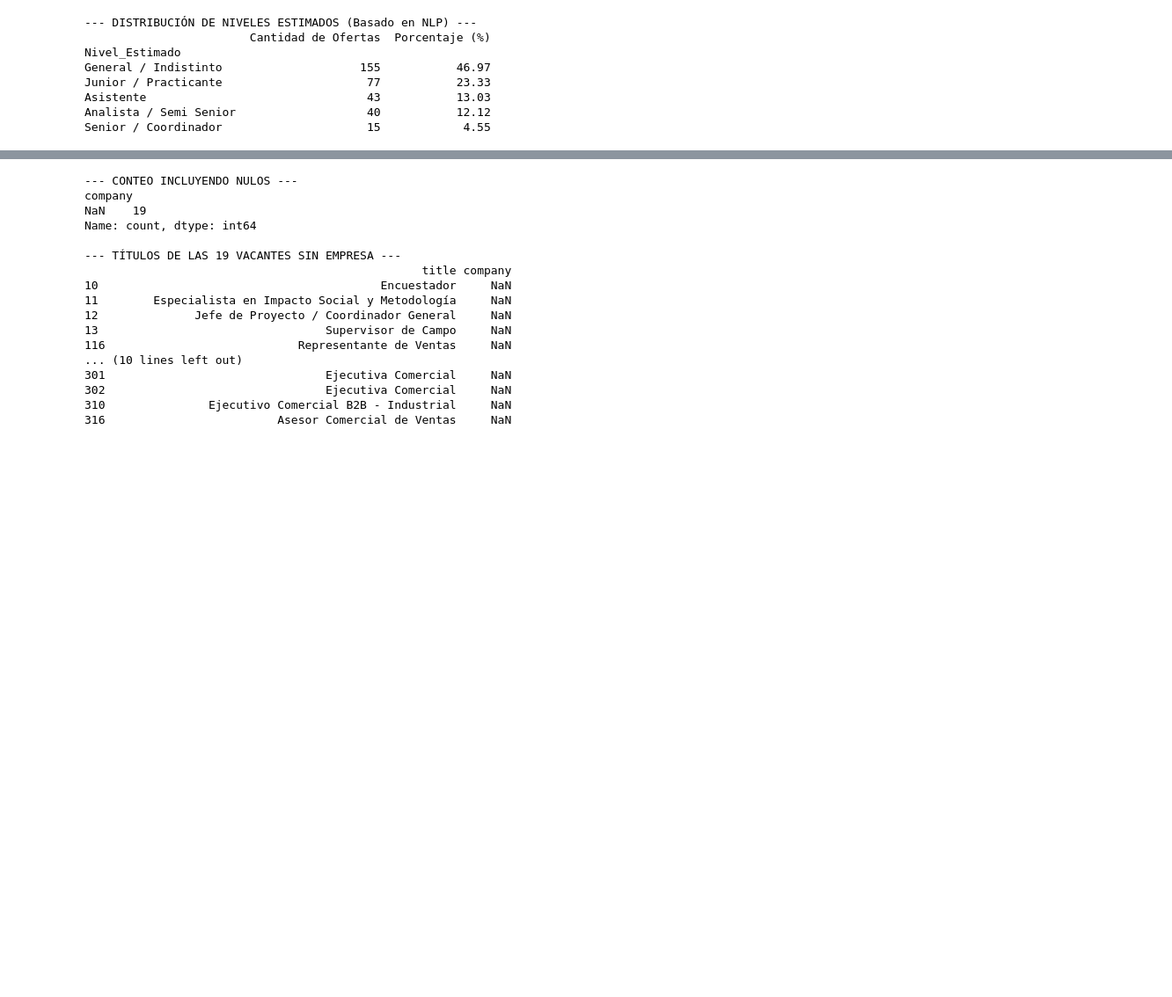
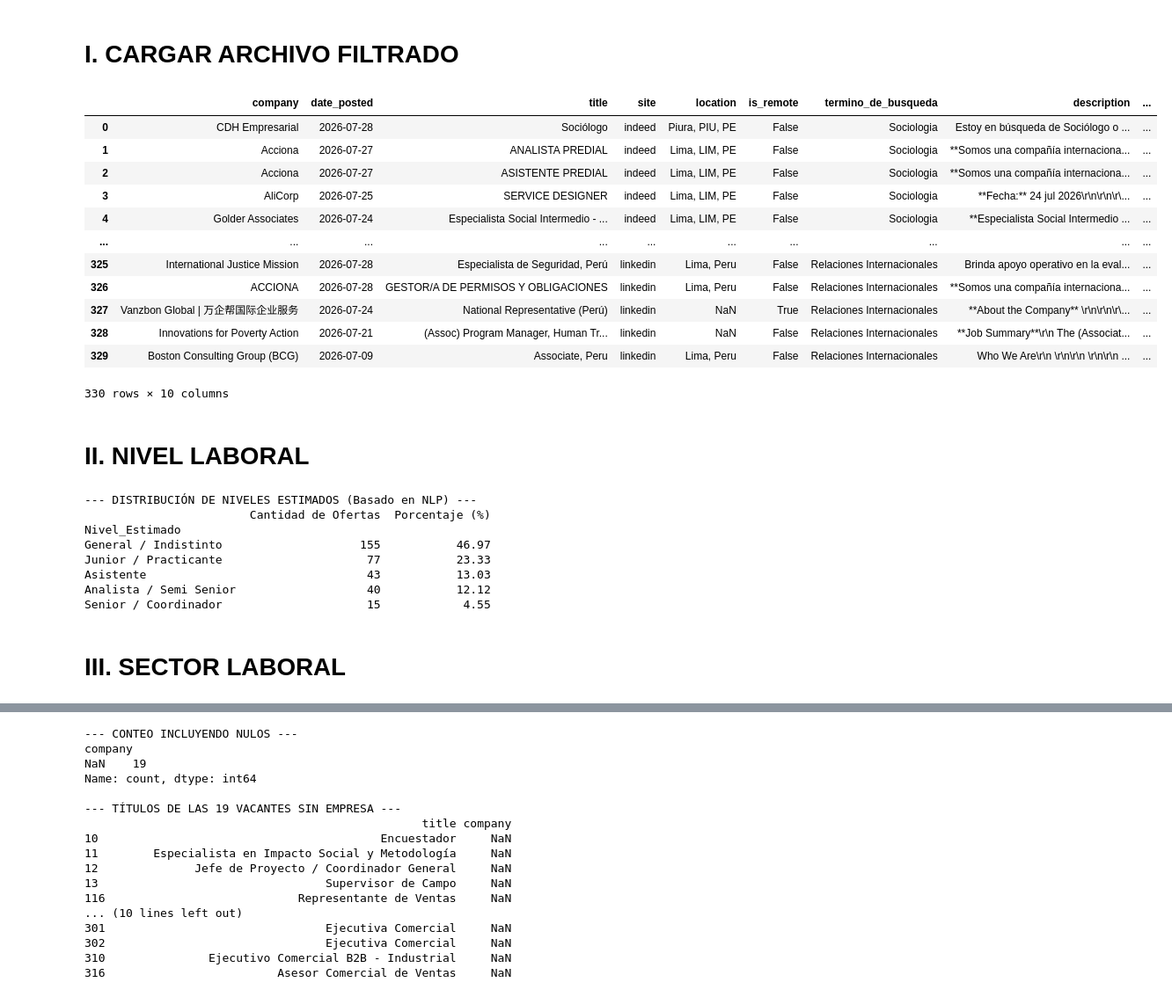
Before and after one commit to ulisesrodas/jobs-scraper-social-sciences, a Jupyter notebook: analisis.ipynb, the cells around one changed output, grey strips where cells are left out. Shown at 88% size. Saved outputs shown, nothing was run; the diff lists cells and outputs as text; code cells hidden in the pictures; blank space fills up the shorter version.

```diff
--- a/analisis.ipynb
+++ b/analisis.ipynb
@@ -7,7 +7,25 @@ import re
 from collections import Counter
 import matplotlib.pyplot as plt
 from wordcloud import WordCloud, STOPWORDS
+# %% [markdown]
+# I. CARGAR ARCHIVO FILTRADO
 # %%
-# I. Cargamos tu archivo filtrado (asegúrate de que esté en la misma carpeta)
 df = pd.read_csv("convocatorias_linkedin_indeed_filtrado.csv", encoding="utf-8")
+df
+# %% [output]
+|  | company | date_posted | title | site | location | is_remote | termino_de_busqueda | description | ... |
+| 0 | CDH Empresarial | 2026-07-28 | Sociólogo | indeed | Piura, PIU, PE | False | Sociologia | Estoy en búsqueda de Sociólogo o ... | ... |
+| 1 | Acciona | 2026-07-27 | ANALISTA PREDIAL | indeed | Lima, LIM, PE | False | Sociologia | **Somos una compañía internaciona... | ... |
+| 2 | Acciona | 2026-07-27 | ASISTENTE PREDIAL | indeed | Lima, LIM, PE | False | Sociologia | **Somos una compañía internaciona... | ... |
+| 3 | AliCorp | 2026-07-25 | SERVICE DESIGNER | indeed | Lima, LIM, PE | False | Sociologia | **Fecha:** 24 jul 2026\r\n\r\n\r\... | ... |
+| 4 | Golder Associates | 2026-07-24 | Especialista Social Intermedio - ... | indeed | Lima, LIM, PE | False | Sociologia | **Especialista Social Intermedio ... | ... |
+| ... | ... | ... | ... | ... | ... | ... | ... | ... | ... |
+| 325 | International Justice Mission | 2026-07-28 | Especialista de Seguridad, Perú | linkedin | Lima, Peru | False | Relaciones Internacionales | Brinda apoyo operativo en la eval... | ... |
+| 326 | ACCIONA | 2026-07-28 | GESTOR/A DE PERMISOS Y OBLIGACIONES | linkedin | Lima, Peru | False | Relaciones Internacionales | **Somos una compañía internaciona... | ... |
+| 327 | Vanzbon Global | 万企帮国际企业服务 | 2026-07-24 | National Representative (Perú) | linkedin | NaN | True | Relaciones Internacionales | **About the Company** \r\n\r\n\r\... | ... |
+| 328 | Innovations for Poverty Action | 2026-07-21 | (Assoc) Program Manager, Human Tr... | linkedin | NaN | False | Relaciones Internacionales | **Job Summary**\r\n The (Associat... | ... |
+| 329 | Boston Consulting Group (BCG) | 2026-07-09 | Associate, Peru | linkedin | Lima, Peru | False | Relaciones Internacionales | Who We Are\r\n \r\n\r\n \r\n\r\n ... | ... |
+330 rows × 10 columns
+# %% [markdown]
+# II. NIVEL LABORAL
 # %%
@@ -50,3 +68,5 @@ Junior / Practicante                     77           23.33
 Asistente                                43           13.03
 Analista / Semi Senior                   40           12.12
 Senior / Coordinador                     15            4.55
+# %% [markdown]
+# III. SECTOR LABORAL
```
Also changed, not shown: parts of 11 cells of this notebook, 1 other file.
